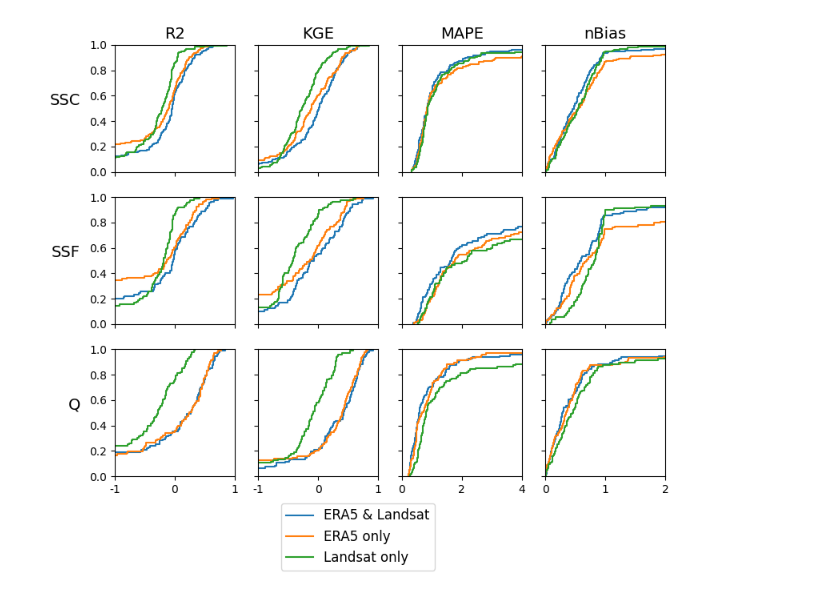
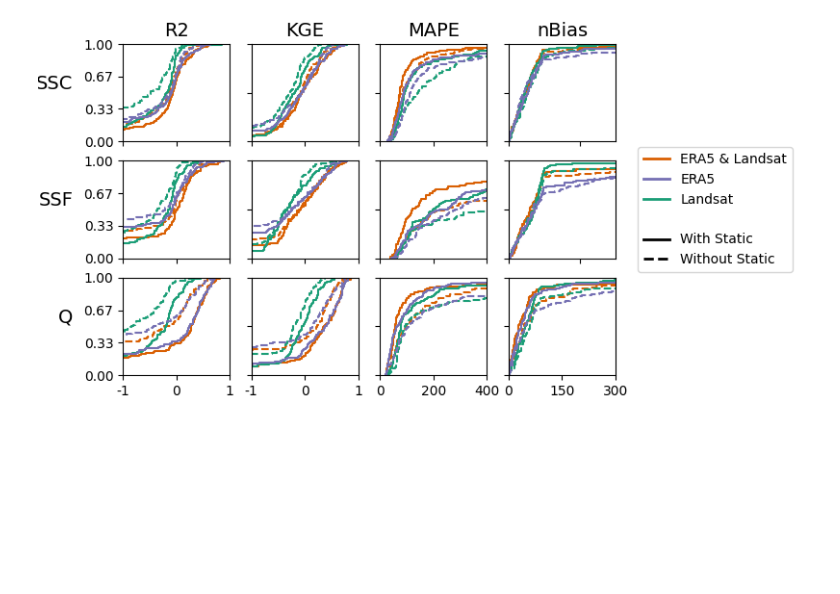
Before and after one commit to Fluvial-UMass/swot-ml, a Jupyter notebook: notebooks/CompareResults.ipynb, the cells around one changed output. Saved outputs shown, nothing was run; the diff lists cells and outputs as text; code cells hidden in the pictures; blank space fills up the shorter version.

```diff
--- a/notebooks/CompareResults.ipynb
+++ b/notebooks/CompareResults.ipynb
@@ -58,22 +103,19 @@ plt.close('all')
 metric_args = {
     'R2':{'range':[-1,1]},
     'KGE':{'range':[-1,1]},
-    'MAPE': {'range':[0,4]},
-    'nBias':{'range':[0,2]}
+    'MAPE': {'range':[0,400]},
+    'nBias':{'range':[0,300]}
     }
 
 feature_labels = ['SSC', 'SSF', 'Q']
 features = ['ssc', 'flux', 'usgs_q']
 nRows = len(features)
 nCols = len(metric_args)
-fig, axes = plt.subplots(nRows, nCols, figsize=(2*nCols,2*nRows + 1))
-
-# Adjust spacing to make room for the legend
-plt.subplots_adjust(top=0.95, bottom=0.18, left=0.12, right=0.98 )
+fig, axes = plt.subplots(nRows, nCols, figsize=(8, 4))
 
 for feature, axes_row in zip(features, axes):
     for (metric, metric_kwargs), ax in zip(metric_args.items(), axes_row):
-        for m in basin_metrics:
+        for m, (c, s) in zip(basin_metrics, line_styles):
             if (feature, metric) not in m:
                 continue
             x = m[feature, metric].astype(float)
@@ -81,36 +123,40 @@ for feature, axes_row in zip(features, axes):
 
             if 'bias' in metric.lower():
                 x = np.abs(x)
 
-            ax.ecdf(x)
+            ax.ecdf(x, color=c, linestyle=s)
 
         # ax.set_aspect(1./ax.get_data_ratio())
         ax.set_xlim(metric_kwargs['range'])
         ax.set_ylim([0,1])
         ax.set_xticklabels([])
         ax.set_yticklabels([])
-        # ax.yaxis.tick_right()
 
 # Top Axes
 for (metric, _), ax in zip(metric_args.items(), axes[0,:]):
     ax.set_title(metric, fontsize=14)
 
 # Bottom Axes
 for ax in axes[-1,:]:
     ax.set_xticks(np.linspace(ax.get_xlim()[0], ax.get_xlim()[1], 3))
     ax.set_xticklabels([int(label) for label in np.linspace(ax.get_xlim()[0], ax.get_xlim()[1], 3)])
 
 # Left Axes
 for label, ax in zip(feature_labels, axes[:,0]):
     ax.set_ylabel(label, rotation=0, ha='right', fontsize=14, labelpad=8)
-    ax.set_yticks(np.linspace(0, 1, 6))
-    ax.set_yticklabels([f"{lab:0.1f}" for lab in np.linspace(0, 1, 6)])
+    ax.set_yticks(np.linspace(0, 1, 4))
+    ax.set_yticklabels([f"{lab:0.2f}" for lab in np.linspace(0, 1, 4)])
 
-fig.legend(exp_names, loc='lower center', fontsize=12)
+
+# Adjust spacing to make room for the legend
+plt.subplots_adjust(top=0.93, bottom=0.07, left=0.11, right=0.75)
+
+fig.legend(handles=legend_elements, loc='center left', bbox_to_anchor=(0.77, 0.5))
+
 
 # fig.tight_layout()
 plt.show()
 
 fig.savefig(fig_dir / "ablation_cdfs.png",  dpi=300)
 # %% [output]
-[figure, old version]
+[figure, new version]
```
Also changed, not shown: parts of 17 cells of this notebook, 13 other files.
